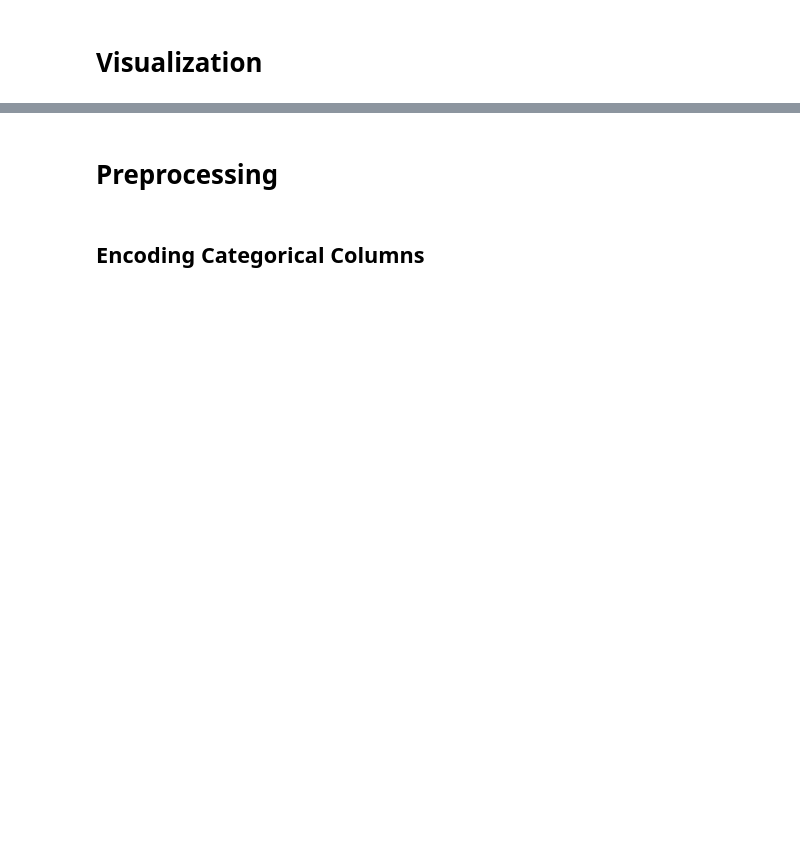
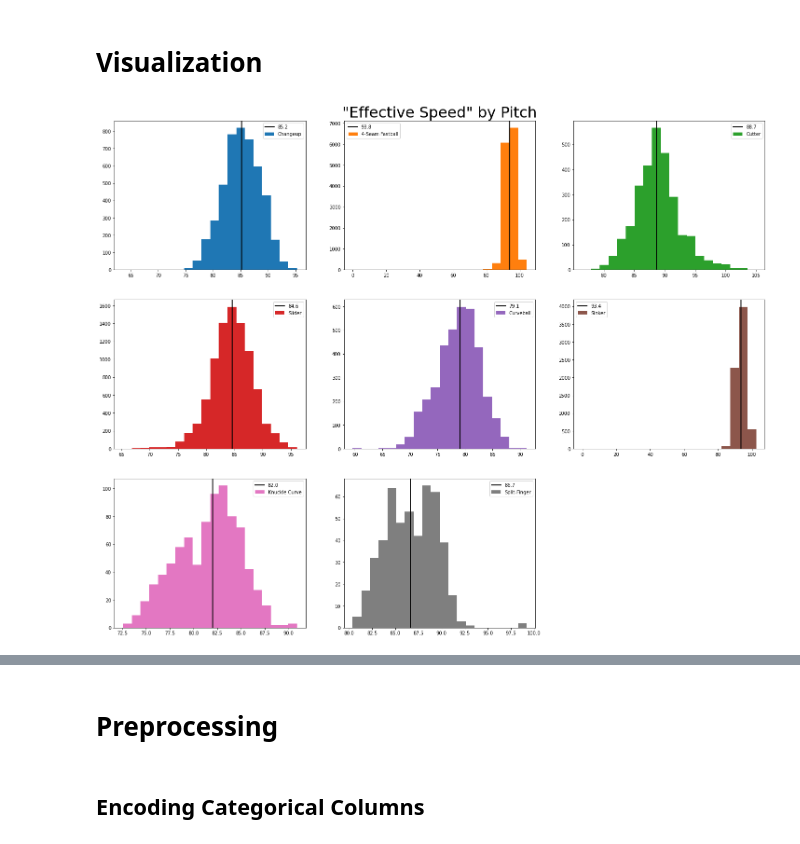
Before and after one commit to joshsalce/Pitch-Classifier-MLB-2022, a Jupyter notebook: Classifier_1.ipynb, the cells around one changed output, grey strips where cells are left out. Drawn from its saved outputs; the diff is of its cells as text; code cells hidden in the pictures; blank space fills up the shorter version.

```diff
--- a/Classifier_1.ipynb
+++ b/Classifier_1.ipynb
@@ -344,2 +340,30 @@ df
 # %% [markdown]
 # Visualization
+# %%
+# Generate a pyplot figure
+fig = plt.figure(figsize = (25,20))
+
+# Set title
+plt.title('"Effective Speed" (mph) by Pitch', fontsize=32)
+plt.axis('off')
+
+# Retrieve 10 default colors to use for each unique pitch
+colors = plt.rcParams["axes.prop_cycle"]()
+
+# For effective speed (release speed & extension), generate a histogram for each pitch
+for i, val in enumerate(df.pitch_name.unique()):
+  # Iterate to next color in rotation
+  c = next(colors)["color"]
+
+
+  # Filter to data of interest, add as a subplot for each pitch
+  x = df.effective_speed[df.pitch_name==val]
+
+  ax = fig.add_subplot(3, 3, i+1)
+  ax.hist(x,label=val, color = c, bins=20)
+
+  # Draw line at each pitch's median to visualize best descriptive stat for normal and non-normal distibutions
+  ax.axvline(x.median(), color='k', linestyle='solid', linewidth=2, label = x.median())
+  ax.legend()
+# %% [output]
+[figure, added]
```
Also changed, not shown: parts of 22 cells of this notebook.
